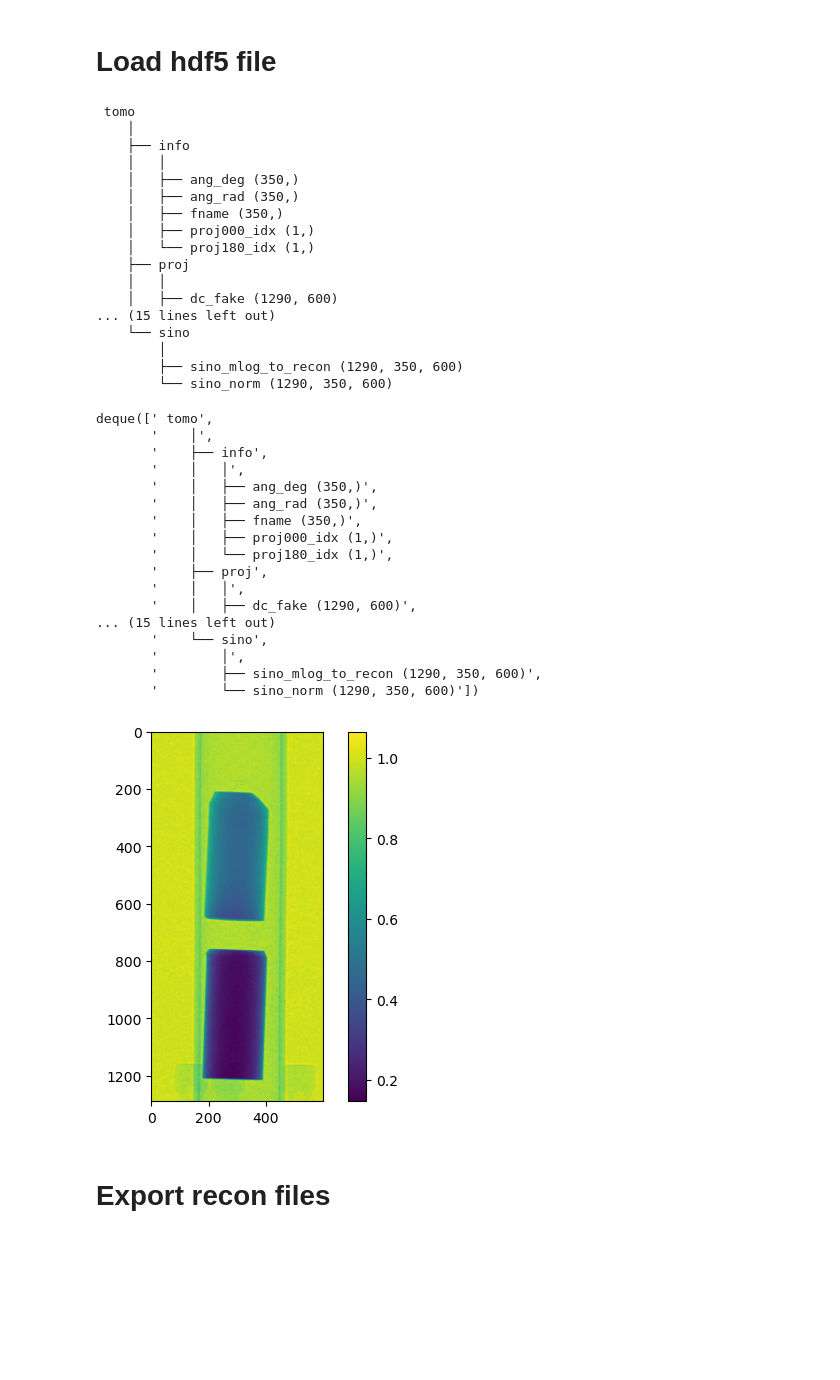
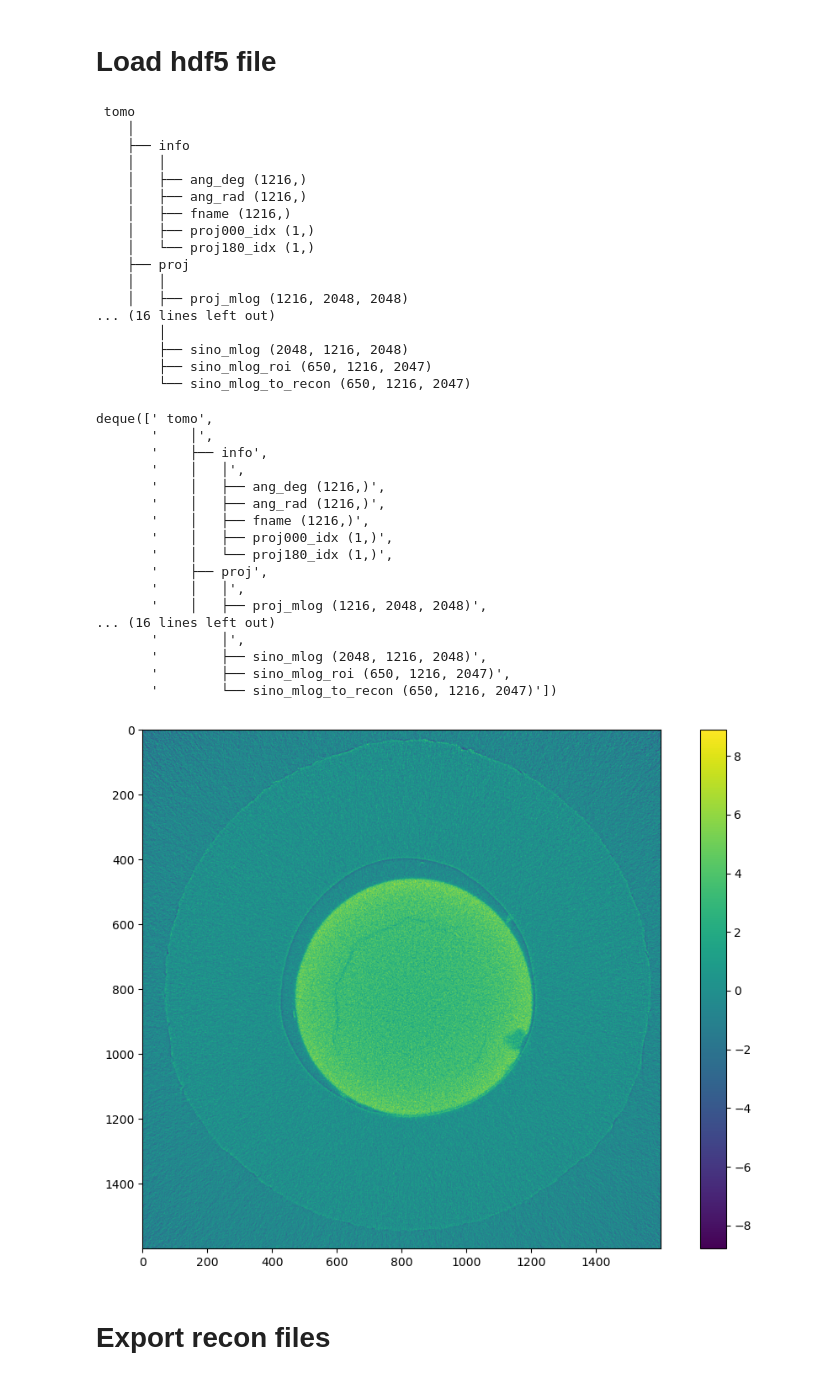
Before and after one commit to zhangy6x/research_stuff, a Jupyter notebook: jupyter_notebooks/norm_recon/rockit_load_h5_to_export.ipynb, the cells around one changed output. Drawn from its saved outputs; the diff is of its cells as text; code cells hidden in the pictures; blank space fills up the shorter version.

```diff
--- a/jupyter_notebooks/norm_recon/rockit_load_h5_to_export.ipynb
+++ b/jupyter_notebooks/norm_recon/rockit_load_h5_to_export.ipynb
@@ -2,7 +2,6 @@
 import os
 import tomopy
 import numpy as np
-from imars3d.filters import tilt
 import matplotlib.pyplot as plt
 import sys
 root_folder = os.path.dirname(os.getcwd())
@@ -17,5 +16,13 @@ import algotom
 import algotom.prep.calculation as calc
 import h5py as h5f
 import timeit
+import multiprocessing as mp
 from joblib import Parallel, delayed
 from skimage.measure import profile_line
+
+# %matplotlib notebook
+%matplotlib inline
+plt.rcParams['figure.figsize'] = [12, 8]
+plt.rcParams['figure.dpi'] = 100 # 200 e.g. is really fine, but slower
+ncore = mp.cpu_count()
+print("CPU cores:", ncore)
@@ -26,7 +32,7 @@ from skimage.measure import profile_line
 # Workflow starts here!
 # %%
 ###################### need to change start
-ipts="31813"
+ipts="32799"
 ###################### need to change end
 # %%
 # ct_loc = "/HFIR/CG1D/IPTS-"+ipts+"/raw/ct_scans"
@@ -38,6 +52,6 @@ os.listdir(output_loc)
 # %%
 ###################### need to change start
-sample_name = "2023_06_16_top1_bot2_restart"
+sample_name = "11_Pristine_B_Neutron_608proj_gridrec"
 hdf5 = output_loc + sample_name + ".h5"
 ###################### need to change end
 # %% [markdown]
@@ -49,44 +63,44 @@ losa.get_hdf_tree(hdf5)
     │
     ├── info
     │   │
-    │   ├── ang_deg (350,)
-    │   ├── ang_rad (350,)
-    │   ├── fname (350,)
+    │   ├── ang_deg (1216,)
+    │   ├── ang_rad (1216,)
+    │   ├── fname (1216,)
     │   ├── proj000_idx (1,)
     │   └── proj180_idx (1,)
     ├── proj
     │   │
-    │   ├── dc_fake (1290, 600)
-... (15 lines left out)
-    └── sino
+    │   ├── proj_mlog (1216, 2048, 2048)
+... (16 lines left out)
         │
-        ├── sino_mlog_to_recon (1290, 350, 600)
-        └── sino_norm (1290, 350, 600)
+        ├── sino_mlog (2048, 1216, 2048)
+        ├── sino_mlog_roi (650, 1216, 2047)
+        └── sino_mlog_to_recon (650, 1216, 2047)
 deque([' tomo',
        '    │',
        '    ├── info',
        '    │   │',
-       '    │   ├── ang_deg (350,)',
-       '    │   ├── ang_rad (350,)',
-       '    │   ├── fname (350,)',
+       '    │   ├── ang_deg (1216,)',
+       '    │   ├── ang_rad (1216,)',
+       '    │   ├── fname (1216,)',
        '    │   ├── proj000_idx (1,)',
        '    │   └── proj180_idx (1,)',
        '    ├── proj',
        '    │   │',
-       '    │   ├── dc_fake (1290, 600)',
-... (15 lines left out)
-       '    └── sino',
+       '    │   ├── proj_mlog (1216, 2048, 2048)',
+... (16 lines left out)
        '        │',
-       '        ├── sino_mlog_to_recon (1290, 350, 600)',
-       '        └── sino_norm (1290, 350, 600)'])
+       '        ├── sino_mlog (2048, 1216, 2048)',
+       '        ├── sino_mlog_roi (650, 1216, 2047)',
+       '        └── sino_mlog_to_recon (650, 1216, 2047)'])
 # %%
-proj_norm = losa.load_hdf(hdf5, key_path='tomo/proj/proj_norm')
+recon = losa.load_hdf(hdf5, key_path='tomo/recon/recon_volume')
 # %%
-plt.imshow(proj_norm[2])
+plt.imshow(recon[150])
 plt.colorbar()
 plt.show()
 # %% [output]
-[figure, old version]
+[figure, new version]
 # %% [markdown]
 # Export recon files
 # %%
```
Also changed, not shown: parts of 3 cells of this notebook, 7 other files.
